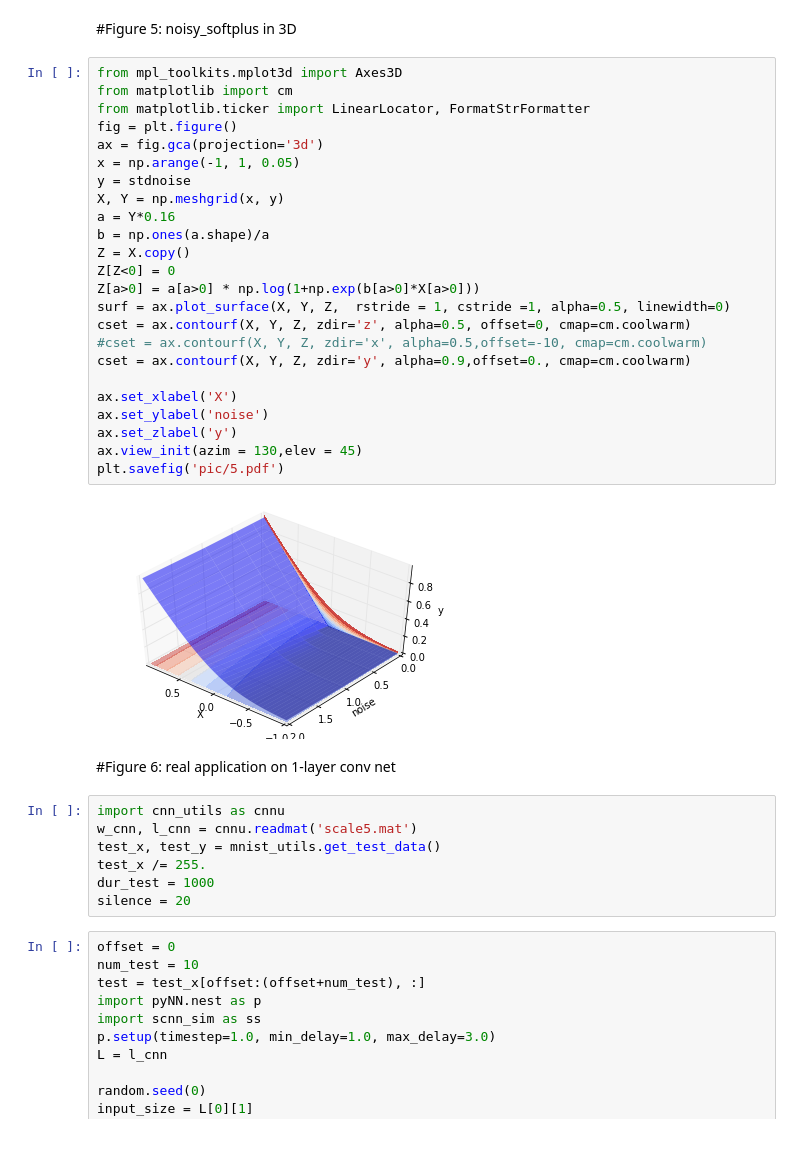
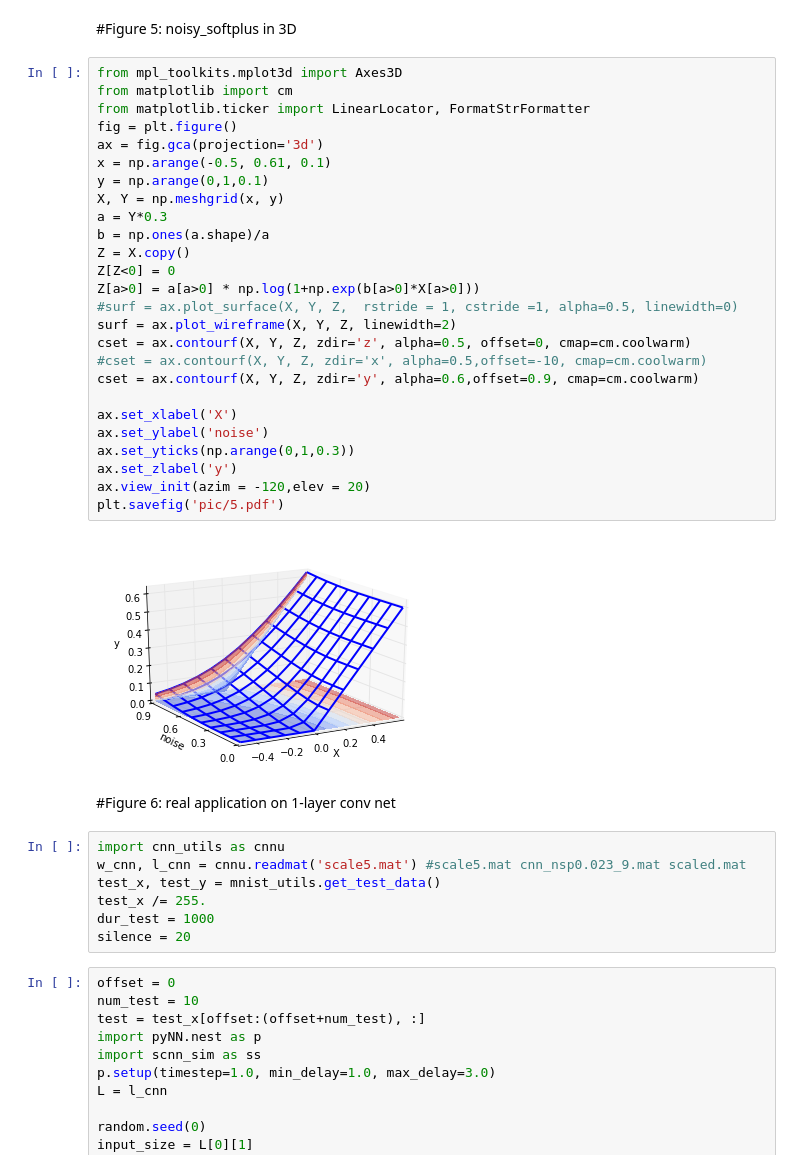
Before and after one commit to qian-liu/iconip2016, a Jupyter notebook: code/figure.ipynb, the cells around one changed output. Cells and saved outputs as stored; diff of their text form.

```diff
--- a/code/figure.ipynb
+++ b/code/figure.ipynb
@@ -246,34 +317,36 @@ plt.savefig('pic/4-2.pdf')
 # %%
 from mpl_toolkits.mplot3d import Axes3D
 from matplotlib import cm
 from matplotlib.ticker import LinearLocator, FormatStrFormatter
 fig = plt.figure()
 ax = fig.gca(projection='3d')
-x = np.arange(-1, 1, 0.05)
-y = stdnoise
+x = np.arange(-0.5, 0.61, 0.1)
+y = np.arange(0,1,0.1)
 X, Y = np.meshgrid(x, y)
-a = Y*0.16
+a = Y*0.3
 b = np.ones(a.shape)/a
 Z = X.copy()
 Z[Z<0] = 0
 Z[a>0] = a[a>0] * np.log(1+np.exp(b[a>0]*X[a>0]))
-surf = ax.plot_surface(X, Y, Z,  rstride = 1, cstride =1, alpha=0.5, linewidth=0)
+#surf = ax.plot_surface(X, Y, Z,  rstride = 1, cstride =1, alpha=0.5, linewidth=0)
+surf = ax.plot_wireframe(X, Y, Z, linewidth=2)
 cset = ax.contourf(X, Y, Z, zdir='z', alpha=0.5, offset=0, cmap=cm.coolwarm)
 #cset = ax.contourf(X, Y, Z, zdir='x', alpha=0.5,offset=-10, cmap=cm.coolwarm)
-cset = ax.contourf(X, Y, Z, zdir='y', alpha=0.9,offset=0., cmap=cm.coolwarm)
+cset = ax.contourf(X, Y, Z, zdir='y', alpha=0.6,offset=0.9, cmap=cm.coolwarm)
 
 ax.set_xlabel('X')
 ax.set_ylabel('noise')
+ax.set_yticks(np.arange(0,1,0.3))
 ax.set_zlabel('y')
-ax.view_init(azim = 130,elev = 45)
+ax.view_init(azim = -120,elev = 20)
 plt.savefig('pic/5.pdf')
 # %% [output]
-[figure, old version]
+[figure, new version]
 # %% [markdown]
 #Figure 6: real application on 1-layer conv net
 # %%
 import cnn_utils as cnnu
-w_cnn, l_cnn = cnnu.readmat('scale5.mat')
+w_cnn, l_cnn = cnnu.readmat('scale5.mat') #scale5.mat cnn_nsp0.023_9.mat scaled.mat
 test_x, test_y = mnist_utils.get_test_data()
 test_x /= 255.
 dur_test = 1000
```
Also changed, not shown: parts of 24 cells of this notebook, 31 other files.
